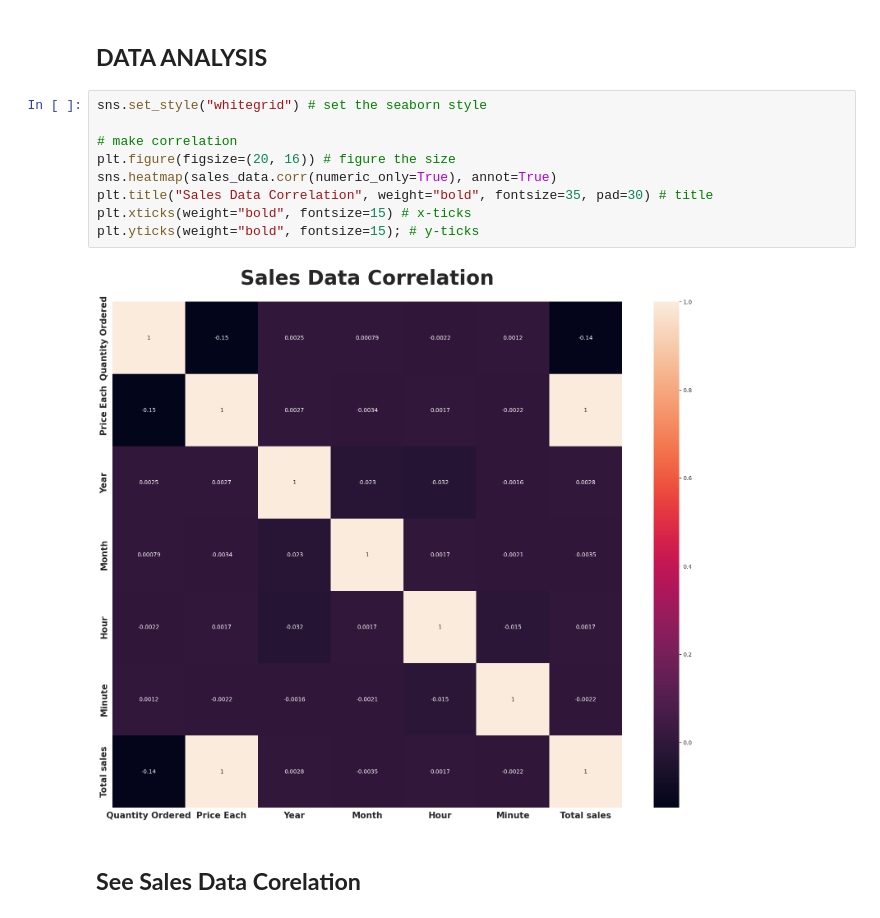
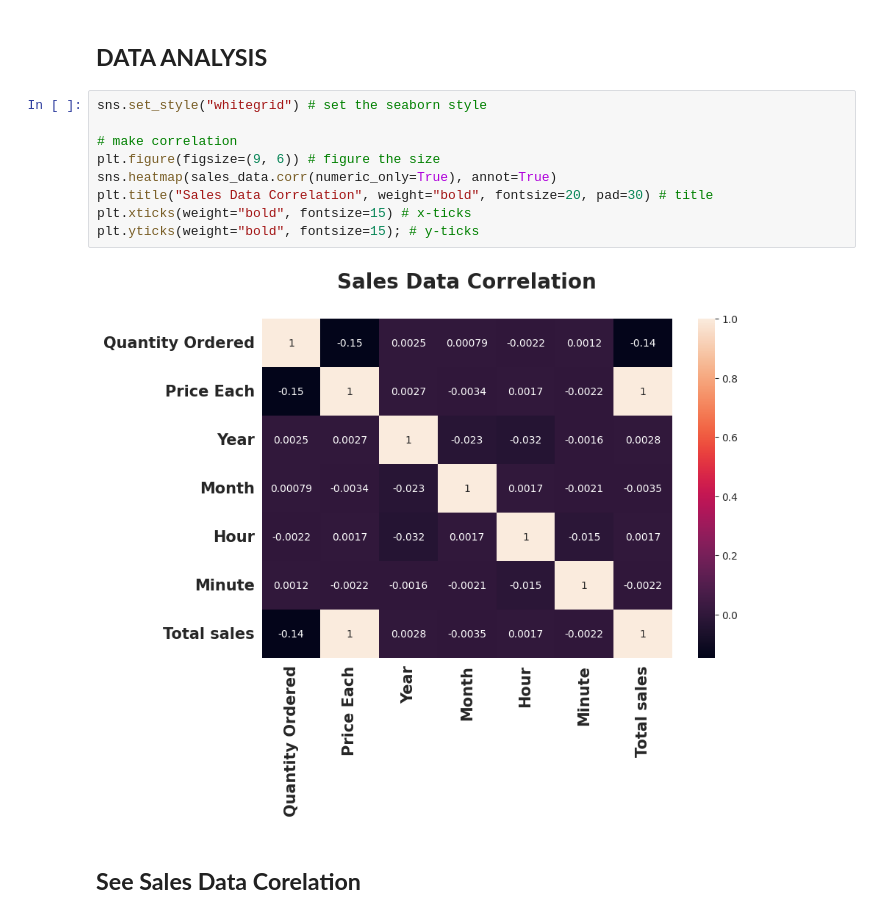
Before and after one commit to EvelynChrisyla/SalesAnalytics, a Jupyter notebook: SalesAnalytics.ipynb, the cells around one changed output. Drawn from its saved outputs; the diff is of its cells as text.

Commit message:
Heatmap Update

```diff
--- a/SalesAnalytics.ipynb
+++ b/SalesAnalytics.ipynb
@@ -245,14 +245,14 @@ sales_data.head()
 # %%
 sns.set_style("whitegrid") # set the seaborn style
 
 # make correlation
-plt.figure(figsize=(20, 16)) # figure the size
+plt.figure(figsize=(9, 6)) # figure the size
 sns.heatmap(sales_data.corr(numeric_only=True), annot=True)
-plt.title("Sales Data Correlation", weight="bold", fontsize=35, pad=30) # title
+plt.title("Sales Data Correlation", weight="bold", fontsize=20, pad=30) # title
 plt.xticks(weight="bold", fontsize=15) # x-ticks
 plt.yticks(weight="bold", fontsize=15); # y-ticks
 # %% [output]
-[figure, old version]
+[figure, new version]
 # %% [markdown]
 ## **See Sales Data Corelation**
 # %%
```
